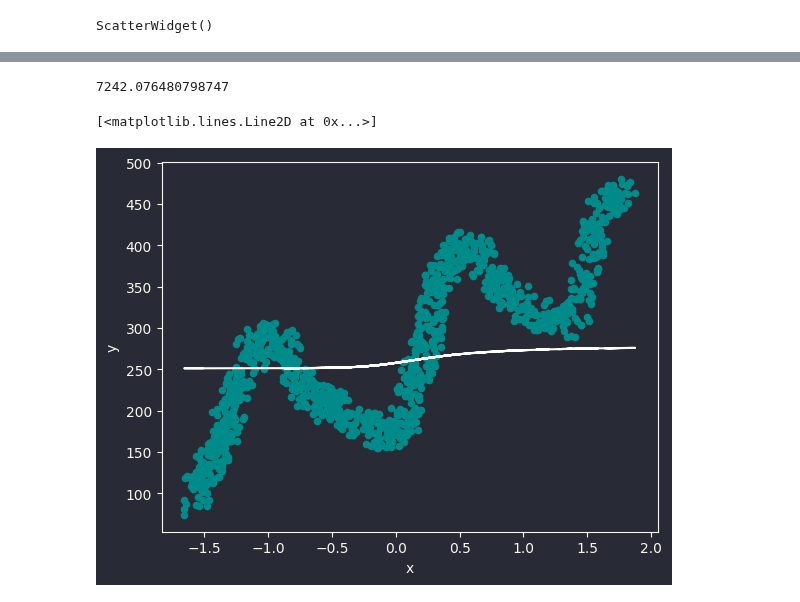
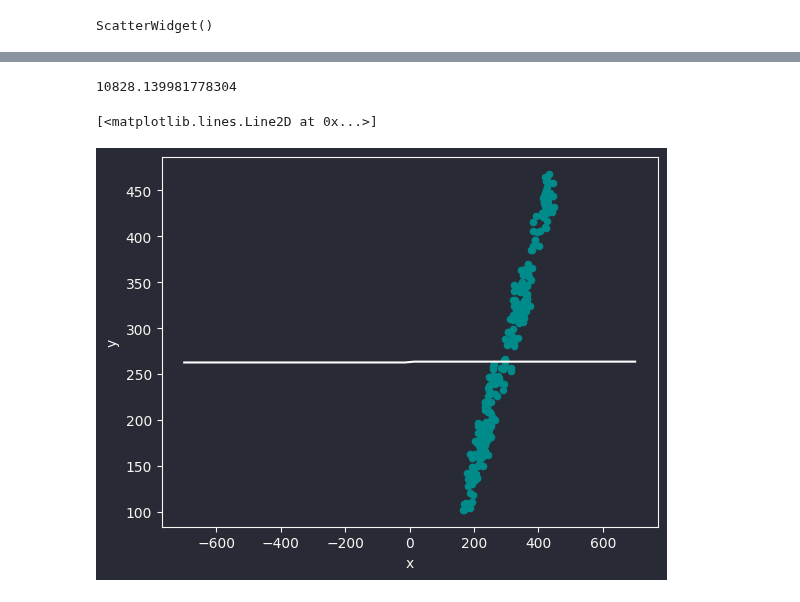
Before and after one commit to RohitMugalya/Learner-s-Garden, a Jupyter notebook: practice notebooks/neural network for regression.ipynb, the cells around one changed output, grey strips where cells are left out. Saved outputs shown, nothing was run; the diff lists cells and outputs as text; code cells hidden in the pictures.

```diff
--- a/practice notebooks/neural network for regression.ipynb
+++ b/practice notebooks/neural network for regression.ipynb
@@ -39,7 +30,3 @@ raw_dataset.head()
 # %%
-scaler = StandardScaler()
-
-data['x'] = scaler.fit_transform(data[['x']])
-
 data.head()
 # %% [output]
@@ -67,17 +49,15 @@ dataset = TensorDataset(X, y)
 dataloader = DataLoader(dataset, len(dataset))
 # %%
 model = nn.Sequential(
-    nn.Linear(1, 20),
-    nn.Tanh(),
-    nn.Linear(20, 20),
-    nn.Tanh(),
-    nn.Linear(20, 1),
+    nn.Linear(1, 1),
+    nn.Sigmoid(),
+    nn.Linear(1, 1),
 )
 
 
 criterion = nn.MSELoss()
-optimizer = optim.SGD(model.parameters(), lr=0.01)
-epochs = 100
+optimizer = optim.SGD(model.parameters(), lr=0.0002)
+epochs = 10000
 
 losses = []
 for epoch in range(1, epochs + 1):
@@ -85,8 +65,8 @@ for epoch in range(1, epochs + 1):
     model.train()
     for x, y in dataloader:
         yhat = model(x)
+        optimizer.zero_grad()
         loss = criterion(yhat, y)
-        optimizer.zero_grad()
         loss.backward()
         optimizer.step()
 
@@ -121,11 +101,14 @@ Epoch 100/100: Loss = 8,306.3545
 # %%
 y_pred = predict(model, X)
 
 print(mean_squared_error(data['y'], y_pred))
 
 data.plot.scatter(x='x', y='y', color='darkcyan')
-plt.plot(data['x'], y_pred, color='white')
+
+x = torch.tensor(np.linspace(-700, 700), dtype=torch.float).reshape(-1, 1)
+
+plt.plot(x, predict(model, x), color='white')
 # %% [output]
-7242.076480798747
+10828.139981778304
 [<matplotlib.lines.Line2D at 0x...>]
-[figure, old version]
+[figure, new version]
```
Also changed, not shown: parts of 7 cells of this notebook.
